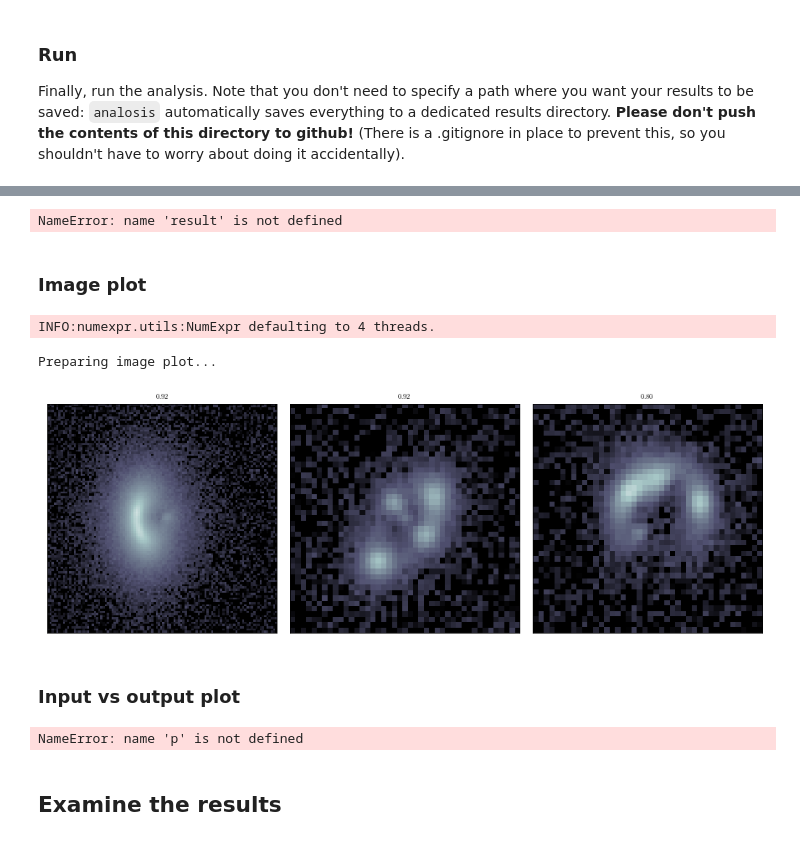
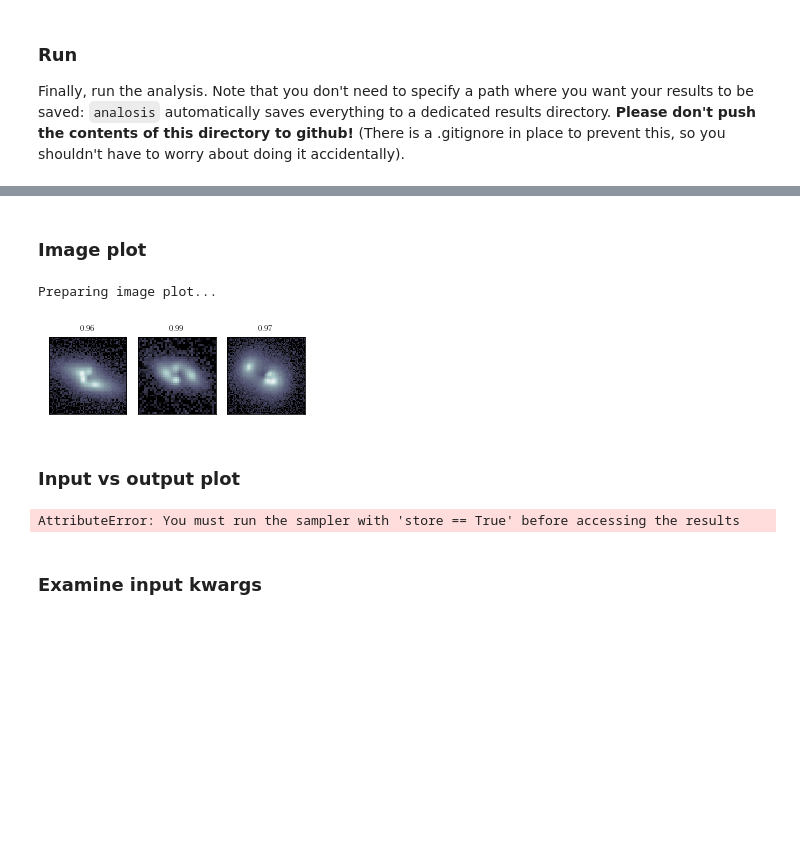
Before and after one commit to nataliehogg/analosis, a Jupyter notebook: analosis/notebooks/analosis_notebook.ipynb, the cells around one changed output, grey strips where cells are left out. Cells and saved outputs as stored; diff of their text form; code cells hidden in the pictures; blank space fills up the shorter version.

```diff
--- a/analosis/notebooks/analosis_notebook.ipynb
+++ b/analosis/notebooks/analosis_notebook.ipynb
@@ -48,7 +48,7 @@ settings = {'scenario': 'composite lens',
             'complexity': 'perfect minimal',
             'lens_light': False,
             'number_of_images': 3,
-            'MCMC': True,
+            'MCMC': False,
             'job_name': 'test',
             'n_burn': 1,
             'n_run': 1}
@@ -100,22 +74,20 @@ Analysis complete and results saved at /home/natalie/Documents/Projects/los_effe
 # %%
 from analosis.analysis.plots import Plots
 p = Plots()
-path = result.pathfinder()
+#path = result.pathfinder()
+path = '/Users/pierrefleury/GitHub/analosis/analosis/results'
-# %% [output]
-NameError: name 'result' is not defined
 # %% [markdown]
 ### Image plot
 # %%
-p.image_plot(path, settings, number_of_columns=3)
+p.image_plot(path, settings, number_of_columns=10)
 # %% [output]
-INFO:numexpr.utils:NumExpr defaulting to 4 threads.
+Preparing image plot...
-Preparing image plot...
-[figure, old version]
+[figure, new version]
 # %% [markdown]
 ### Input vs output plot
 # %%
 p.input_output_plot(path, settings, show_not_converged=True)
 # %% [output]
-NameError: name 'p' is not defined
+AttributeError: You must run the sampler with 'store == True' before accessing the results
 # %% [markdown]
-## Examine the results
+### Examine input kwargs
```
Also changed, not shown: parts of 3 cells of this notebook, 1 other file.
